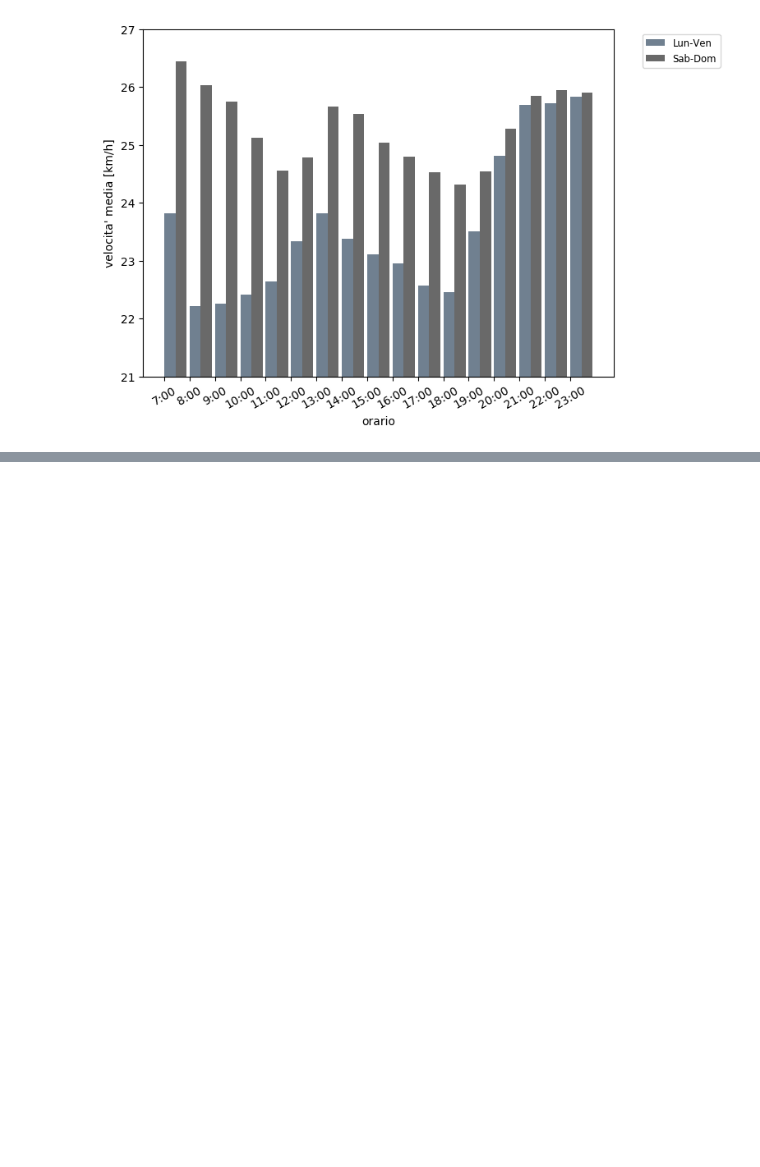
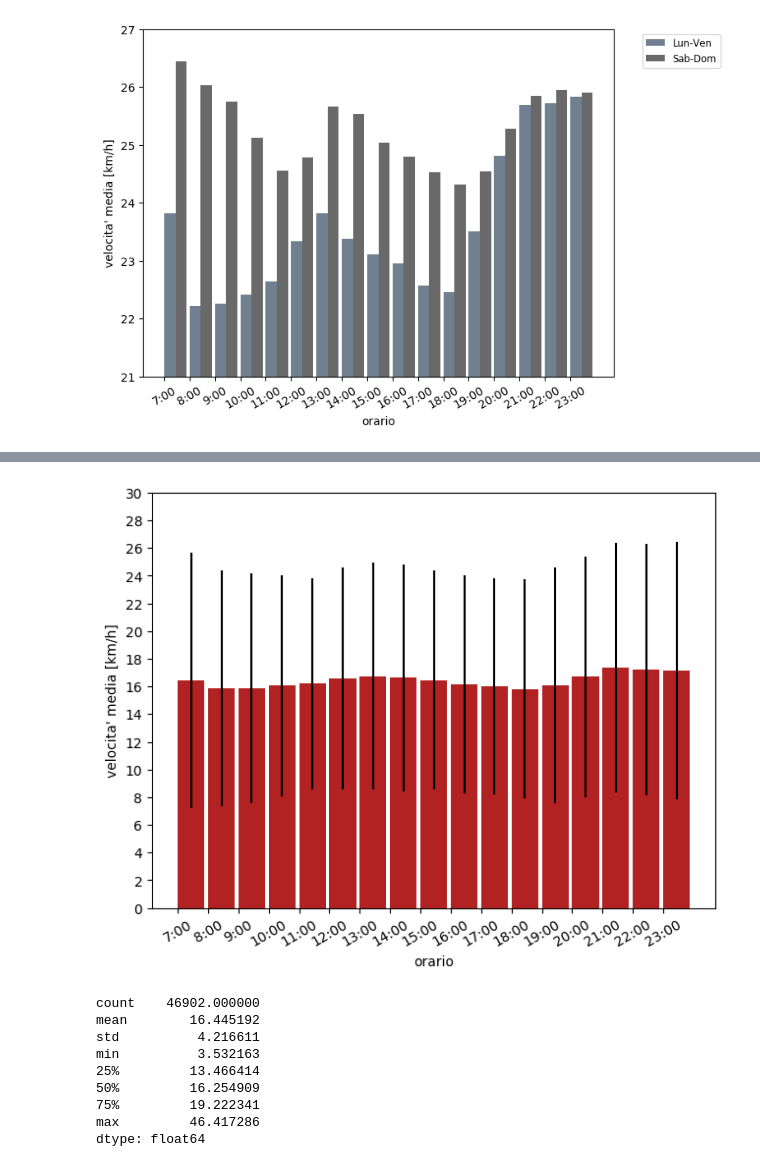
Before and after one commit to mmastrapasqua7/kowalskianalysis, a Jupyter notebook: jupyter/New/2_VariazioneVelocitaMediaOraria.ipynb, the cells around one changed output, grey strips where cells are left out. Cells and saved outputs as stored; diff of their text form; code cells hidden in the pictures; blank space fills up the shorter version.

```diff
--- a/jupyter/New/2_VariazioneVelocitaMediaOraria.ipynb
+++ b/jupyter/New/2_VariazioneVelocitaMediaOraria.ipynb
@@ -208,0 +209,37 @@ plt.show()
+# %%
+tw_means, tw_std = vmedia_week_list(tragitti, 'Enjoy'), np.round(vstd_giorno(tragitti, 'Enjoy'), 1).tolist()
+
+ind = np.arange(len(tw_means))
+width = 0.88  # the width of the bars
+
+fig, ax = plt.subplots()
+rects1 = ax.bar(ind, tw_means, width, yerr=tw_std, label='', color='firebrick', align='edge')
+
+fig.tight_layout()
+
+ax.set_xticks(ind)
+ax.set_xticklabels(myindex)
+
+plt.xlabel('orario')
+plt.ylabel('velocita\' media [km/h]')
+plt.legend(bbox_to_anchor=(1.05, 1), loc='upper left', fontsize='small')
+
+plt.yticks(range(0, 31, 2))
+plt.setp(ax.get_xticklabels(), rotation=30, ha='center')
+
+plt.show()
+
+
+velocita_media = (tragitti[distance_param] * 60.) / tragitti['Enjoy']
+velocita_media.describe()
+# %% [output]
+[figure, added]
+count    46902.000000
+mean        16.445192
+std          4.216611
+min          3.532163
+25%         13.466414
+50%         16.254909
+75%         19.222341
+max         46.417286
+dtype: float64
```
Also changed, not shown: parts of 13 cells of this notebook.
